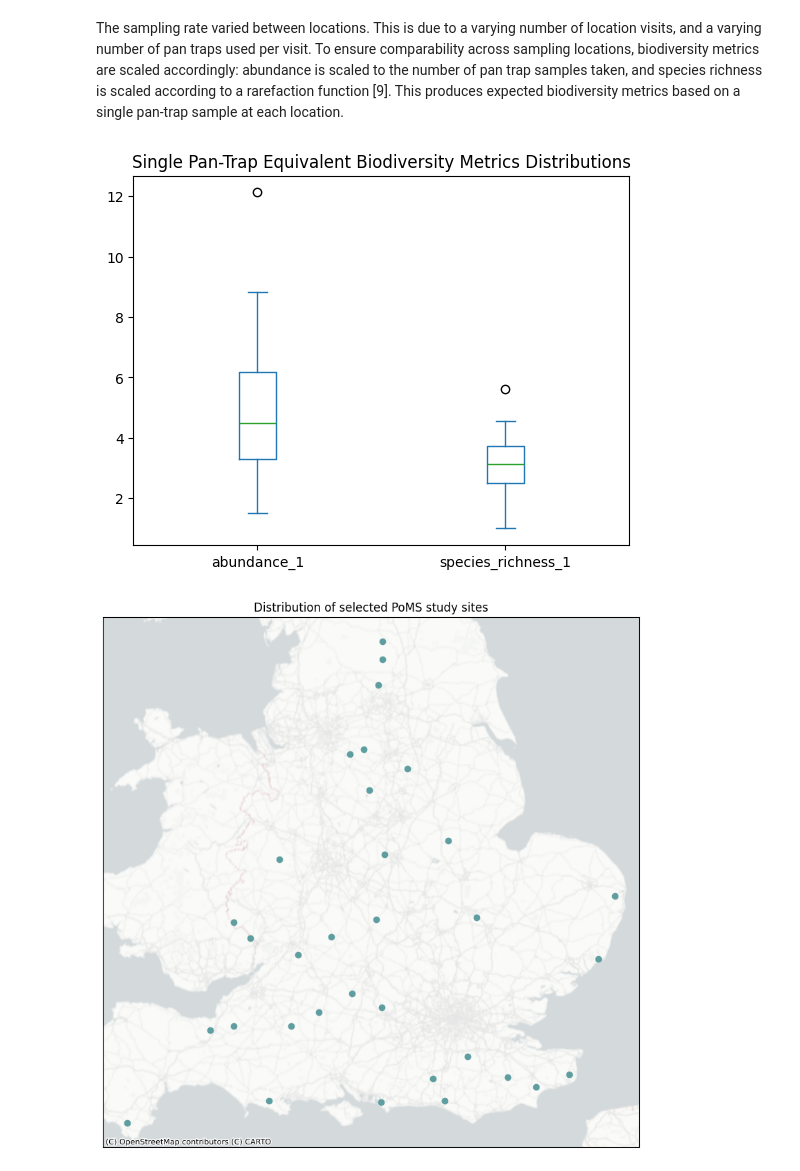
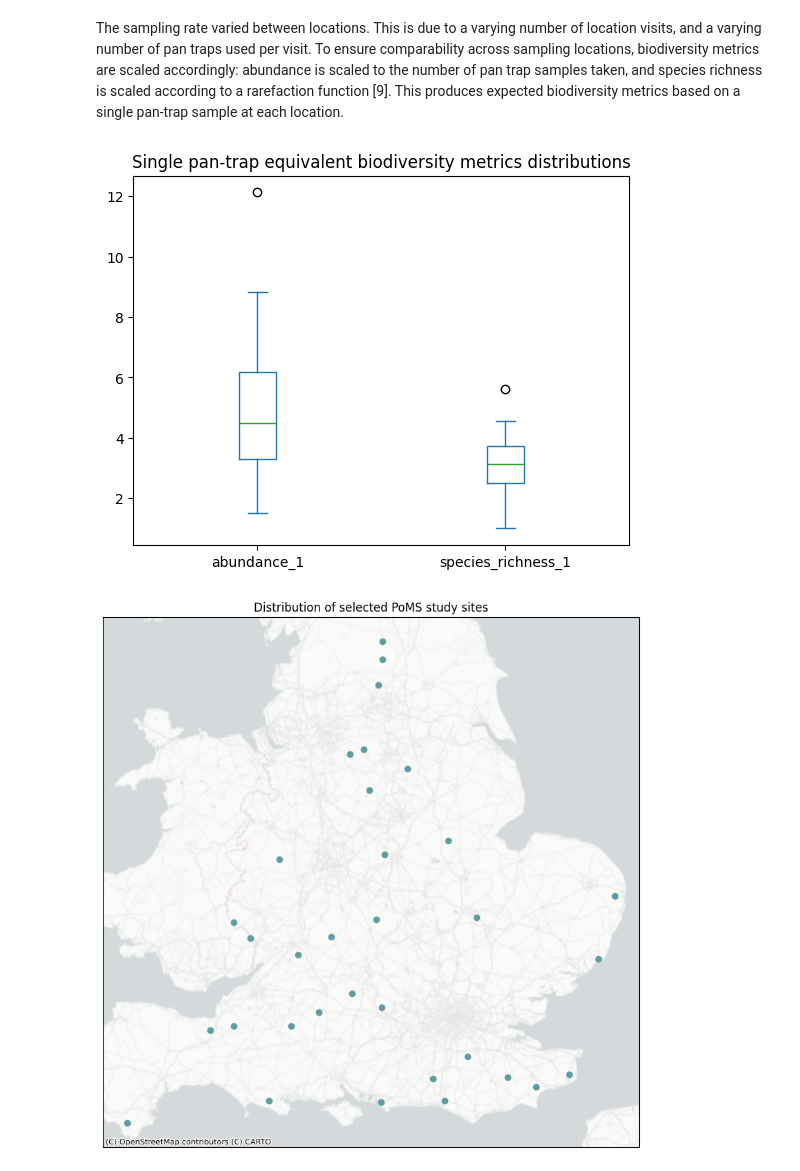
Before and after one commit to twhit1/quant_ecolo, a Jupyter notebook: docs/Ecological Data Science for Sustainable Agriculture (Part II).ipynb, the cells around one changed output. Cells and saved outputs as stored; diff of their text form; code cells hidden in the pictures.

```diff
--- a/docs/Ecological Data Science for Sustainable Agriculture (Part II).ipynb
+++ b/docs/Ecological Data Science for Sustainable Agriculture (Part II).ipynb
@@ -200,11 +200,11 @@ bee_hoverfly_biodiversity = insect_data.groupby(['location_code']).apply(bee_hov
 # %%
 ax = bee_hoverfly_biodiversity.plot(kind='box')
 ax.ticklabel_format(axis='y', style='plain')
-plt.title('Single Pan-Trap Equivalent Biodiversity Metrics Distributions')
+plt.title('Single pan-trap equivalent biodiversity metrics distributions')
 
 plt.show()
 # %% [output]
-[figure, old version]
+[figure, new version]
 # %%
 ax = insect_data.drop_duplicates('location_code').plot(figsize=(10, 10), edgecolor=None, color='cadetblue')
 cx.add_basemap(ax, crs=insect_data.crs, source=cx.providers.CartoDB.PositronNoLabels)
```
Also changed, not shown: parts of 1 cell of this notebook, 8 other files.
